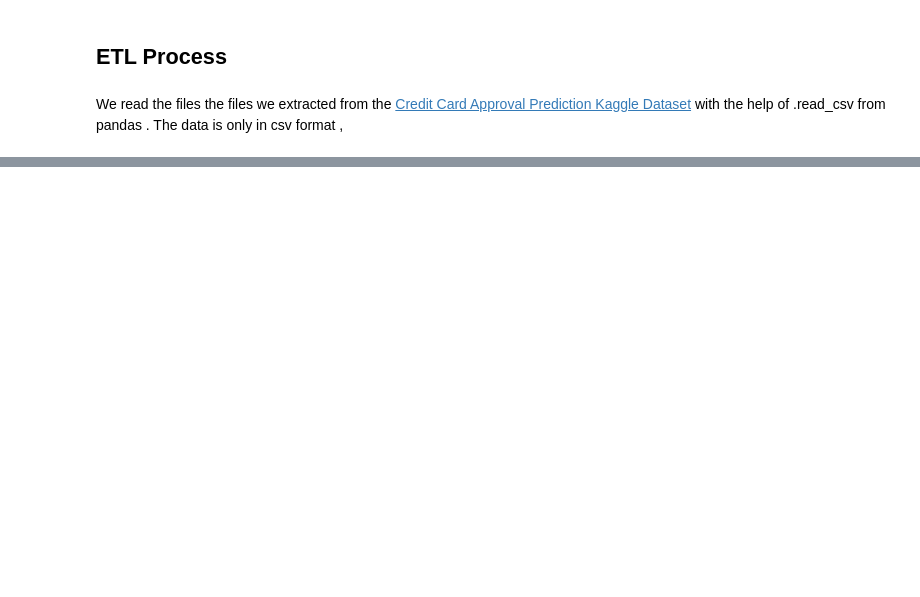
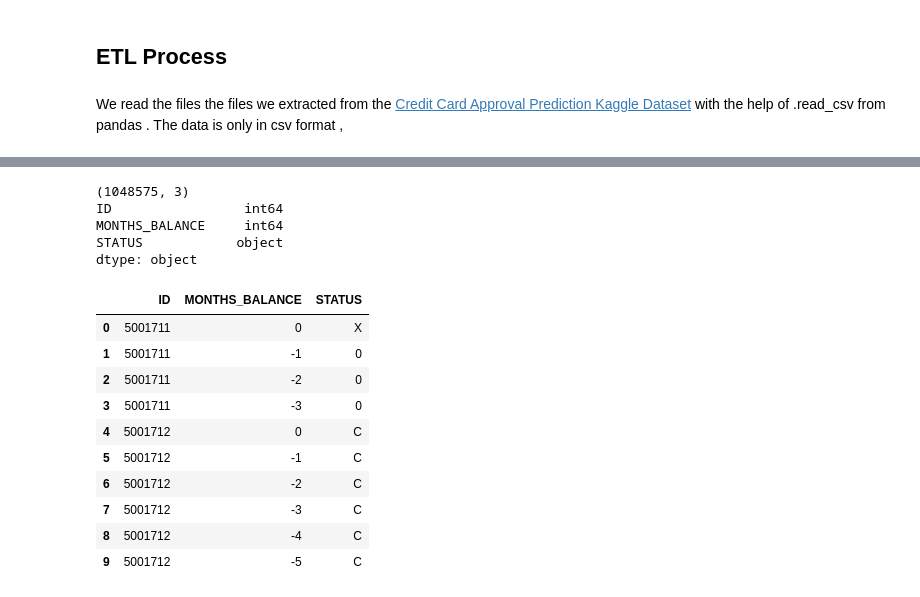
Before and after one commit to IliadisVictor/Credit-Card-Approval-Predictions, a Jupyter notebook: Notebook.ipynb, the cells around one changed output, grey strips where cells are left out. Drawn from its saved outputs; the diff is of its cells as text; code cells hidden in the pictures; blank space fills up the shorter version.

```diff
--- a/Notebook.ipynb
+++ b/Notebook.ipynb
@@ -34,0 +102,21 @@ ApplicationDF.head()
+# %%
+print(CreditDF.shape)
+print(CreditDF.dtypes)
+CreditDF.head(10)
+# %% [output]
+(1048575, 3)
+ID                 int64
+MONTHS_BALANCE     int64
+STATUS            object
+dtype: object
+|  | ID | MONTHS_BALANCE | STATUS |
+| 0 | 5001711 | 0 | X |
+| 1 | 5001711 | -1 | 0 |
+| 2 | 5001711 | -2 | 0 |
+| 3 | 5001711 | -3 | 0 |
+| 4 | 5001712 | 0 | C |
+| 5 | 5001712 | -1 | C |
+| 6 | 5001712 | -2 | C |
+| 7 | 5001712 | -3 | C |
+| 8 | 5001712 | -4 | C |
+| 9 | 5001712 | -5 | C |
```
Also changed, not shown: parts of 15 cells of this notebook.
